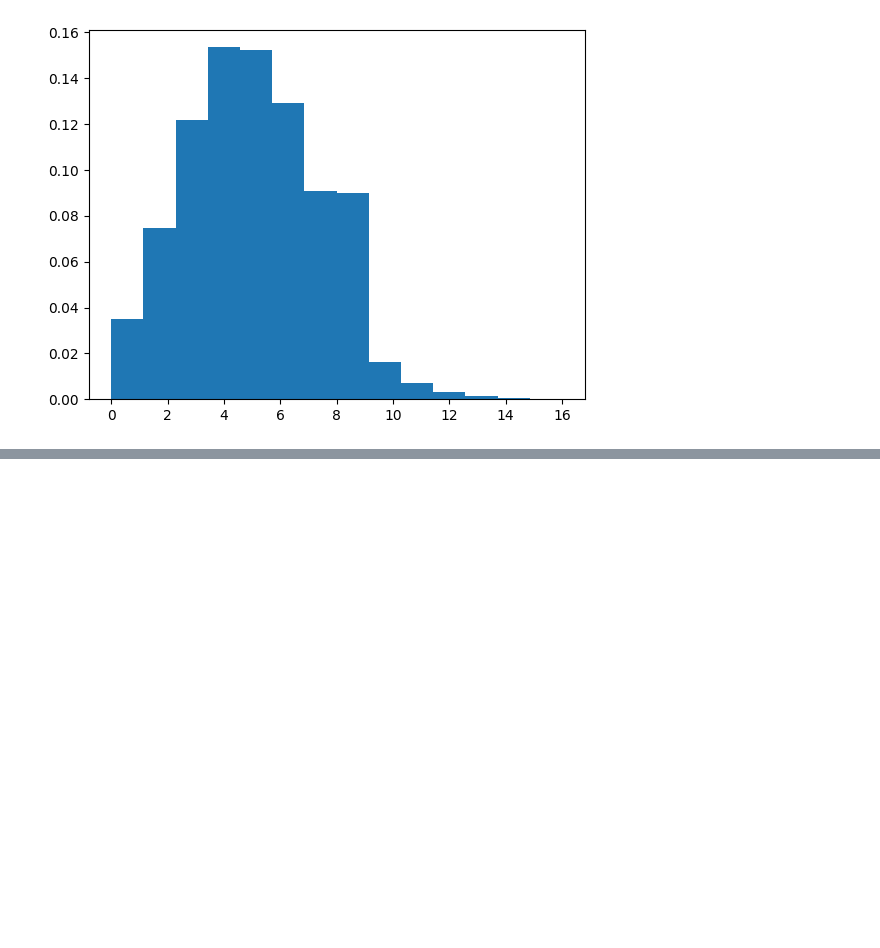
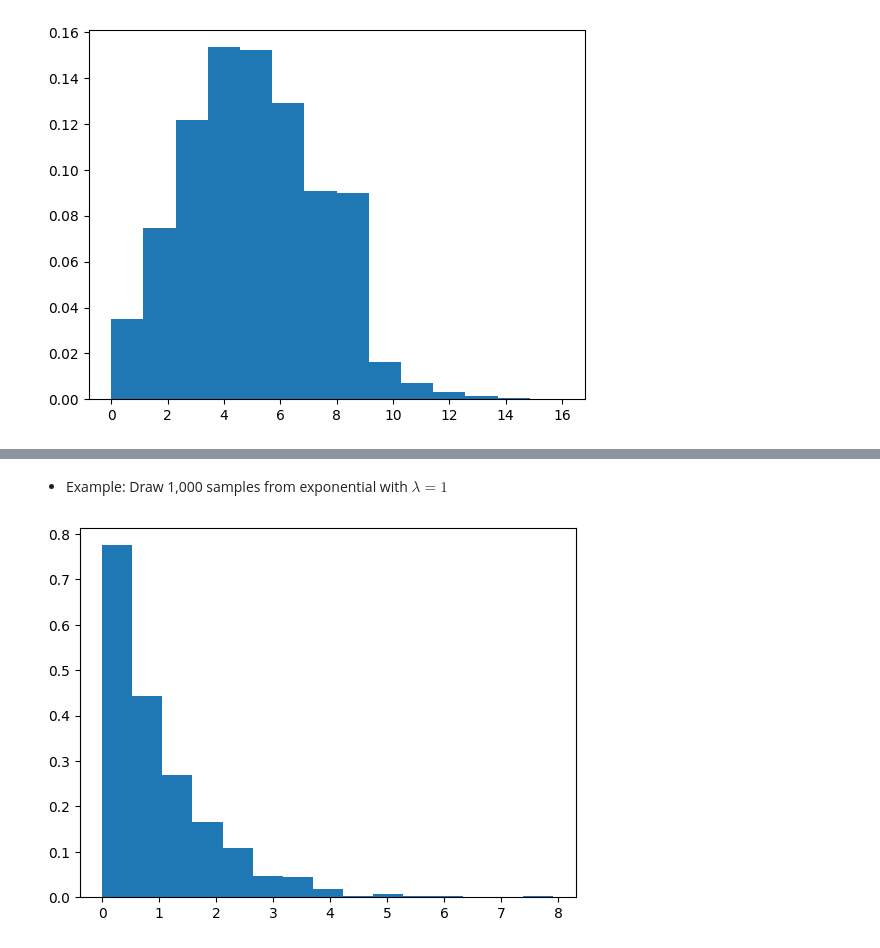
Before and after one commit to pluplu68/generalML, a Jupyter notebook: CSC 380.ipynb, the cells around one changed output, grey strips where cells are left out. Drawn from its saved outputs; the diff is of its cells as text; code cells hidden in the pictures; blank space fills up the shorter version.

```diff
--- a/CSC 380.ipynb
+++ b/CSC 380.ipynb
@@ -94,0 +115,10 @@ plt.show()
+# %% [markdown]
+* Example: Draw 1,000 samples from exponential with $\lambda = 1$
+# %%
+lam = 1
+N = 1000
+X = np.random.exponential(lam, N)
+count, bins, ignored = plt.hist(X, 15, density=True)
+plt.show()
+# %% [output]
+[figure, added]
```
Also changed, not shown: parts of 5 cells of this notebook.
